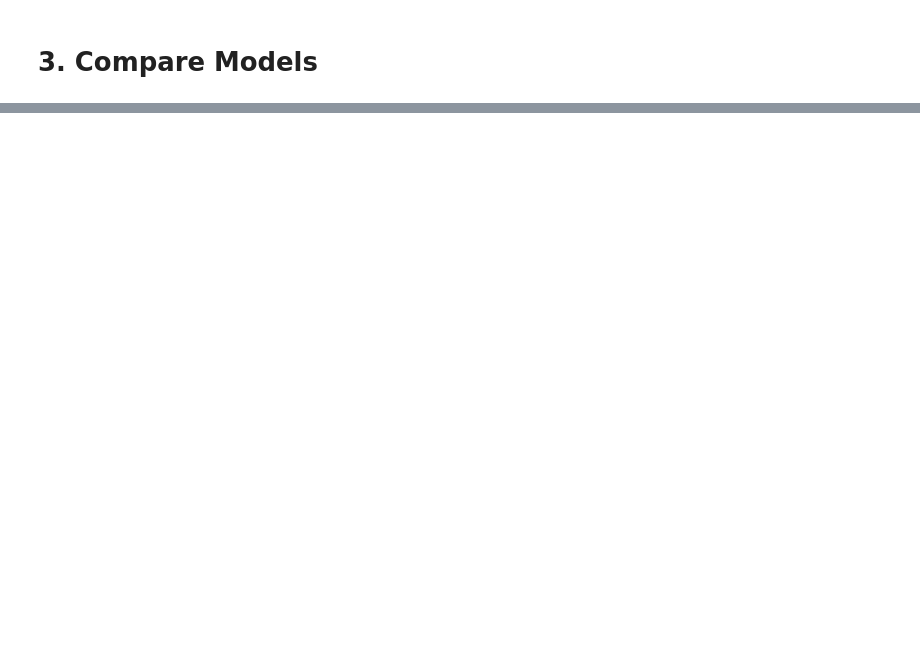
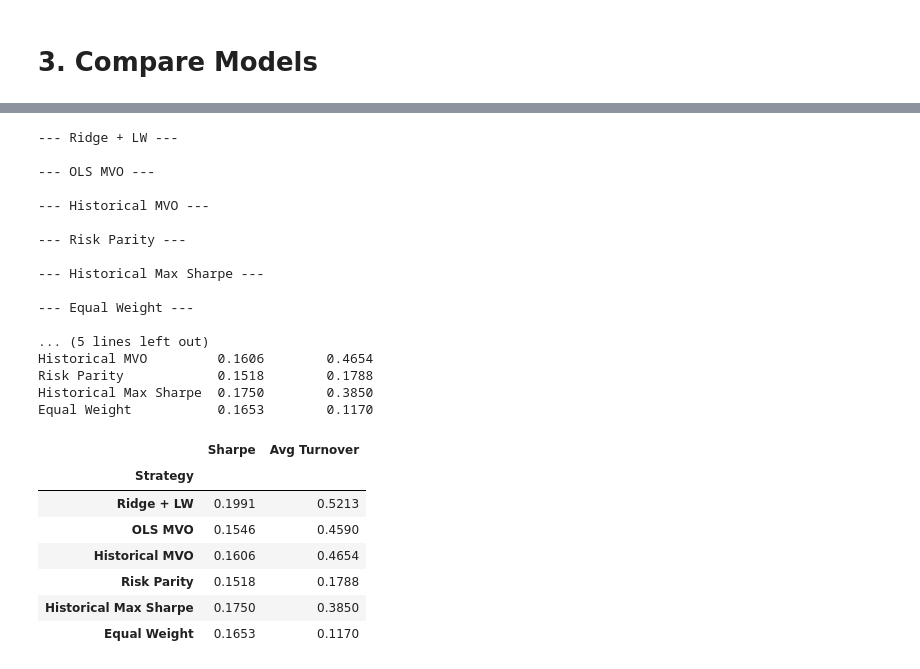
Before and after one commit to alexkhadr/Algo-Trading, a Jupyter notebook: MMF1921_Project_Model_Comparison.ipynb, the cells around one changed output, grey strips where cells are left out. Cells and saved outputs as stored; diff of their text form; code cells hidden in the pictures; blank space fills up the shorter version.

```diff
--- a/MMF1921_Project_Model_Comparison.ipynb
+++ b/MMF1921_Project_Model_Comparison.ipynb
@@ -129,0 +152,68 @@ NameError: name 'portfExRets' is not defined
+# %%
+# 6. Build final comparison table using best parameters
+
+strategies_to_compare = {
+    "Ridge + LW": (
+        "ridge_lw",
+        best_models["ridge_lw"]["params"]
+    ),
+
+    "OLS MVO": (
+        "ols_mvo",
+        best_models["ols_mvo"]["params"]
+    ),
+
+    "Historical MVO": (
+        "historical_mvo",
+        best_models["historical_mvo"]["params"]
+    ),
+
+    "Risk Parity": (
+        "risk_parity",
+        best_models["risk_parity"]["params"]
+    ),
+
+    "Historical Max Sharpe": (
+        "historical_max_sharpe",
+        best_models["historical_max_sharpe"]["params"]
+    ),
+
+    "Equal Weight": (
+        "equal_weight",
+        {}
+    ),
+}
+
+comparison_results = compare_strategies(
+    adjClose,
+    factorRet,
+    strategies=strategies_to_compare
+)
+
+comparison_results
+# %% [output]
+--- Ridge + LW ---
+
+--- OLS MVO ---
+
+--- Historical MVO ---
+
+--- Risk Parity ---
+
+--- Historical Max Sharpe ---
+
+--- Equal Weight ---
+
+... (5 lines left out)
+Historical MVO         0.1606        0.4654
+Risk Parity            0.1518        0.1788
+Historical Max Sharpe  0.1750        0.3850
+Equal Weight           0.1653        0.1170
+|  | Sharpe | Avg Turnover |
+| Strategy |  |  |
+| Ridge + LW | 0.1991 | 0.5213 |
+| OLS MVO | 0.1546 | 0.4590 |
+| Historical MVO | 0.1606 | 0.4654 |
+| Risk Parity | 0.1518 | 0.1788 |
+| Historical Max Sharpe | 0.1750 | 0.3850 |
+| Equal Weight | 0.1653 | 0.1170 |
```
Also changed, not shown: parts of 14 cells of this notebook, 2 other files.
